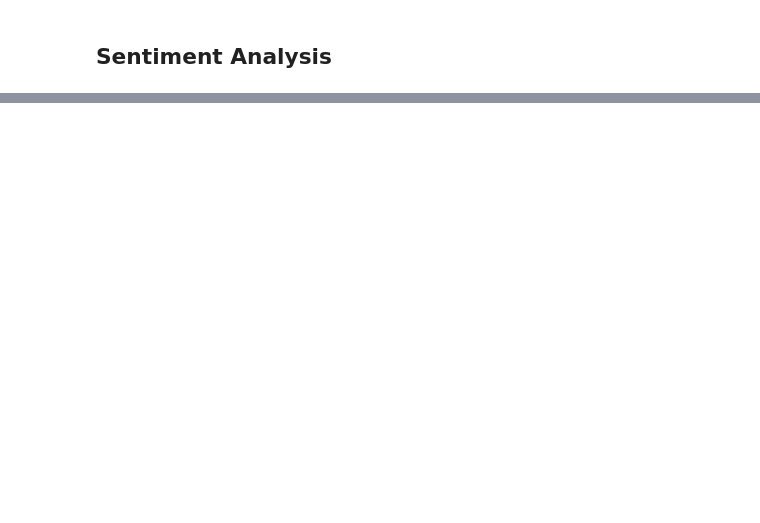
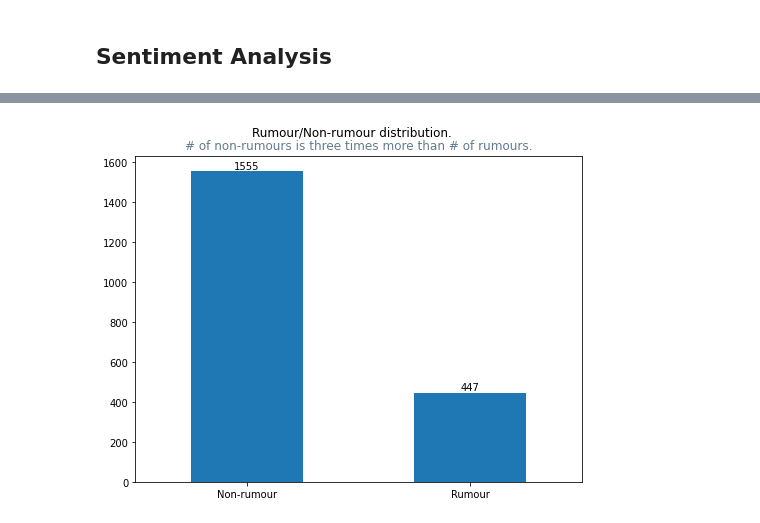
Before and after one commit to yuchen74/BeforeThesis, a Jupyter notebook: charliehebdo/4 Visulization.ipynb, the cells around one changed output, grey strips where cells are left out. Cells and saved outputs as stored; diff of their text form; code cells hidden in the pictures; blank space fills up the shorter version.

```diff
--- a/charliehebdo/4 Visulization.ipynb
+++ b/charliehebdo/4 Visulization.ipynb
@@ -227,0 +162,18 @@ pd.DataFrame(freq.items(),columns = ['Word','Frequency']).sort_values('Frequency
+# %%
+# rumour / non-rumour distribution
+
+plt.figure(figsize=(8,6))
+ax = src_tw_df.label.value_counts().plot.bar()
+for i in ax.patches:
+    height = i.get_height()
+    ax.text(
+        i.get_x() + i.get_width() / 2,height, str(height), ha="center", va="bottom"
+    )
+ax.set_xticklabels(['Non-rumour','Rumour'])
+plt.title('# of non-rumours is three times more than # of rumours.',color='#607c8e')
+plt.suptitle('Rumour/Non-rumour distribution.',fontsize=12, y=0.95)
+plt.xticks(rotation=0)
+
+plt.savefig('D:/論文/PHEME9/Code/graph/charliehebdo/label.pdf',dpi=300)
+# %% [output]
+[figure, added]
```
Also changed, not shown: parts of 56 cells of this notebook, 4 other files.
